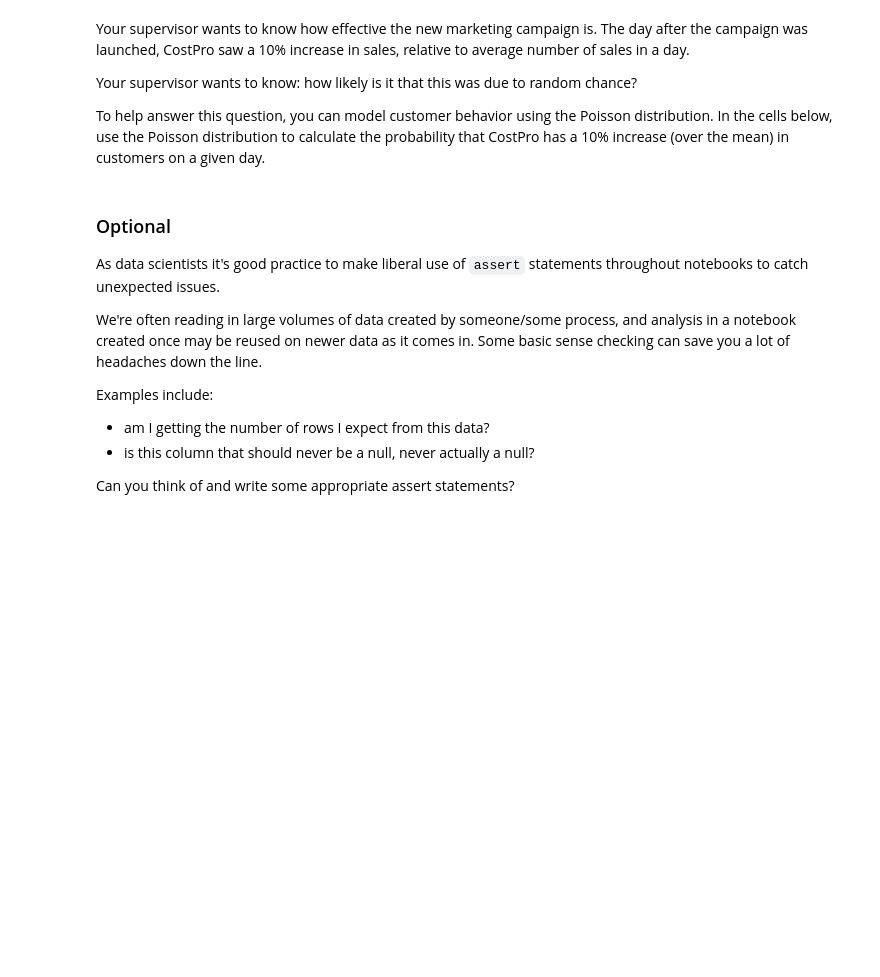
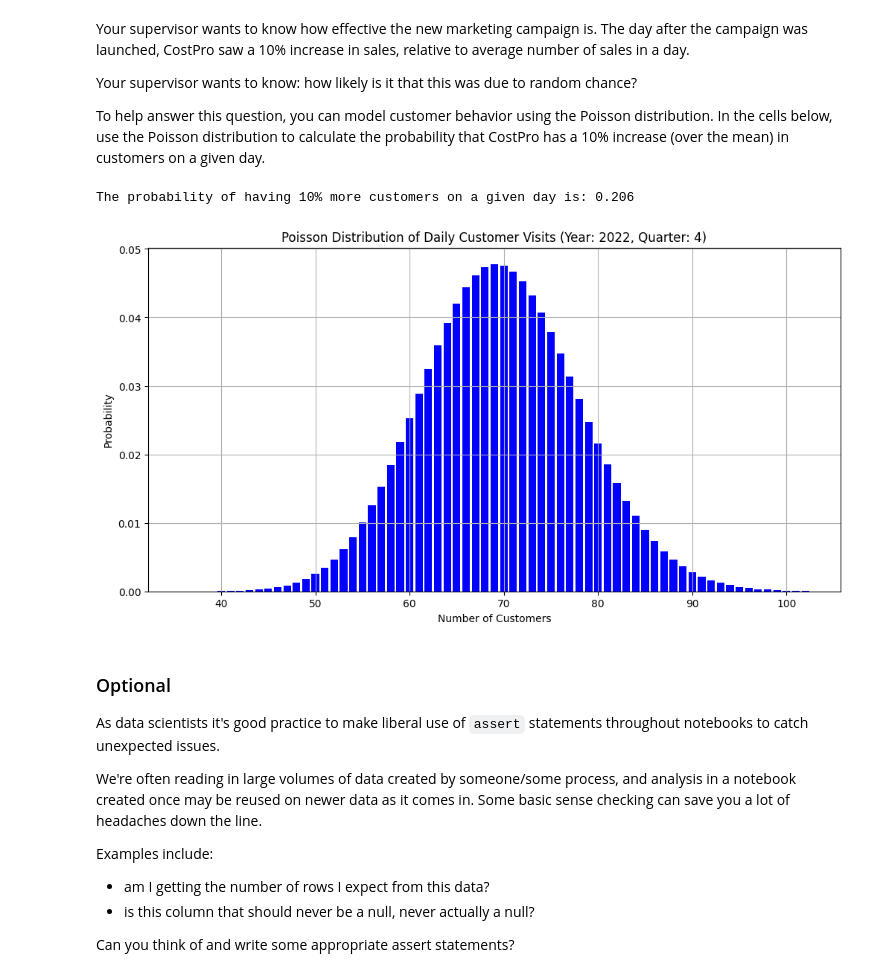
Before and after one commit to ReadyPlayerEmma/applied-statistics-learnings, a Jupyter notebook: Student_Week_2_CostPro_Customer_Behavior.ipynb, the cells around one changed output. Saved outputs shown, nothing was run; the diff lists cells and outputs as text; code cells hidden in the pictures; blank space fills up the shorter version.

```diff
--- a/Student_Week_2_CostPro_Customer_Behavior.ipynb
+++ b/Student_Week_2_CostPro_Customer_Behavior.ipynb
@@ -595,5 +604,7 @@ def customer_arrival_proba(data: pd.DataFrame, year: int, quarter: int) -> float
 # %%
 # Call the customer arrival function for 2022 Q4
-print(f'The probability of having 10% more customers on a given day is: {<YOUR CODE HERE>}')
+print(f'The probability of having 10% more customers on a given day is: {customer_increase_proba(data, 2022, 4, 0.1).round(3)}')
+# %% [output]
+The probability of having 10% more customers on a given day is: 0.206
 # %%
 # Write a test to validate the customer arrival function
@@ -601,10 +613,41 @@ assert <YOUR CODE HERE>, "There should be no customers for 2022 Q4"
-# %%
-# Visualize the Poisson distribution for customer visits
-def plot_visits_distribution(data):
-  <YOUR CODE HERE>
-
-
-plot_visits_distribution(data)
+# %%
+# Visualize the Poisson distribution for customer visits
+def plot_visits_distribution(data: pd.DataFrame, year: int, quarter: int, n_std: int = 4):
+    """
+    Plot the Poisson distribution for customer visits based on the data for a given year and quarter.
+    """
+    # Filter the data by the given year and quarter
+    filtered_data = filter_by_year_and_quarter(data, year, quarter)
+
+    # Calculate the mean number of unique customers per day
+    daily_customers = filtered_data.groupby(pd.Grouper(key='InvoiceDate', freq='D'))['CustomerID'].nunique()
+    mean_daily_customers = daily_customers.mean()
+
+    # Standard deviation for Poisson is sqrt(mean)
+    std_dev = np.sqrt(mean_daily_customers)
+
+    # Set the "interesting range" for x based on standard deviations from the mean
+    lower_bound = int(max(0, mean_daily_customers - std_dev * n_std))
+    upper_bound = int(mean_daily_customers + std_dev * n_std)
+
+    # Generate the Poisson distribution
+    x = np.arange(lower_bound, upper_bound)
+    y = poisson.pmf(x, mean_daily_customers)  # Probability mass function
+
+    # Create the plot
+    plt.figure(figsize=(12, 6))
+    plt.bar(x, y, color='blue')
+    plt.xlabel('Number of Customers')
+    plt.ylabel('Probability')
+    plt.title(f'Poisson Distribution of Daily Customer Visits (Year: {year}, Quarter: {quarter})')
+    plt.grid(True)
+
+    plt.show()
+
+# Test the function
+plot_visits_distribution(data, 2022, 4)
+# %% [output]
+[figure, added]
 # %% [markdown]
 ### Optional
 
```
Also changed, not shown: parts of 3 cells of this notebook.
